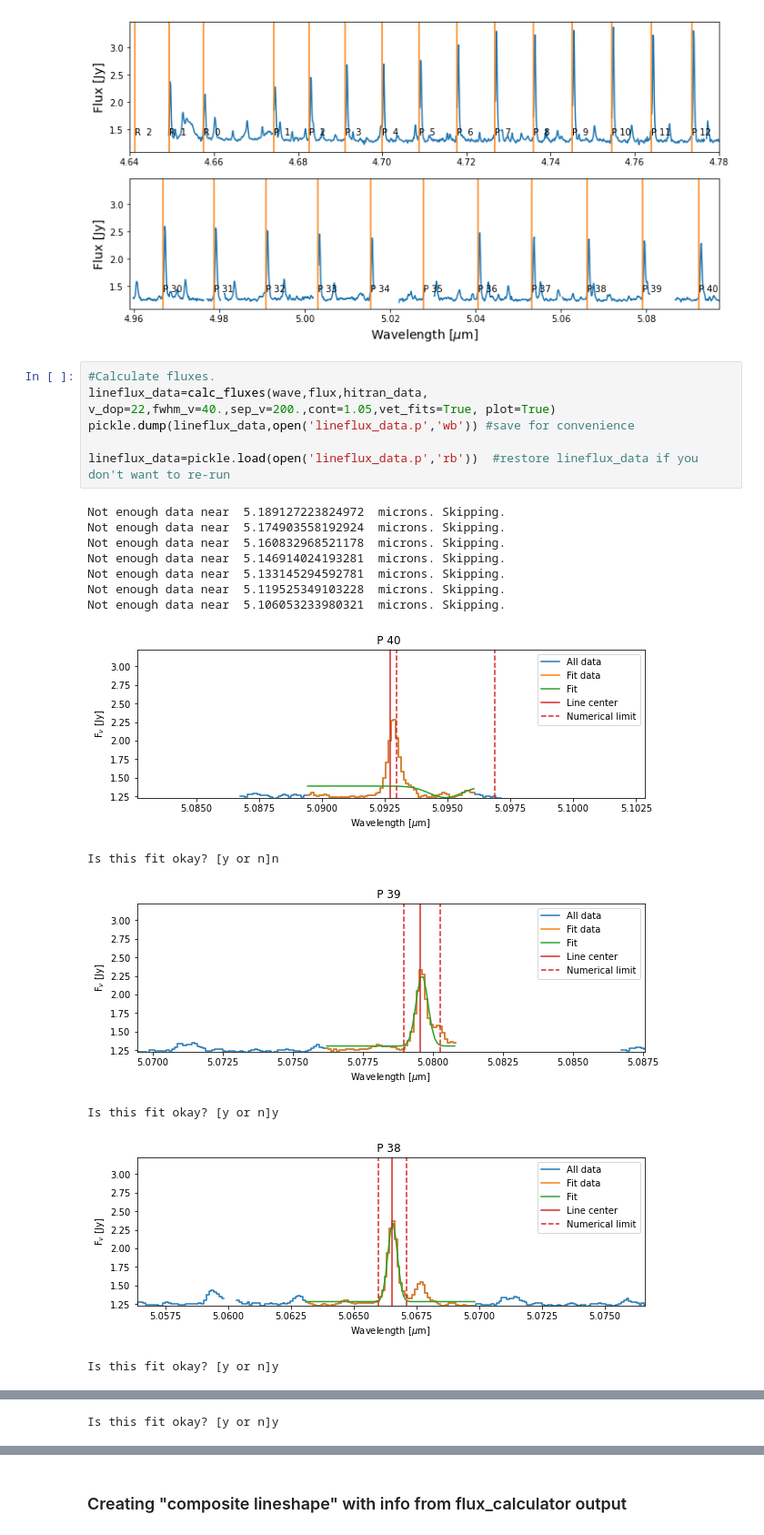
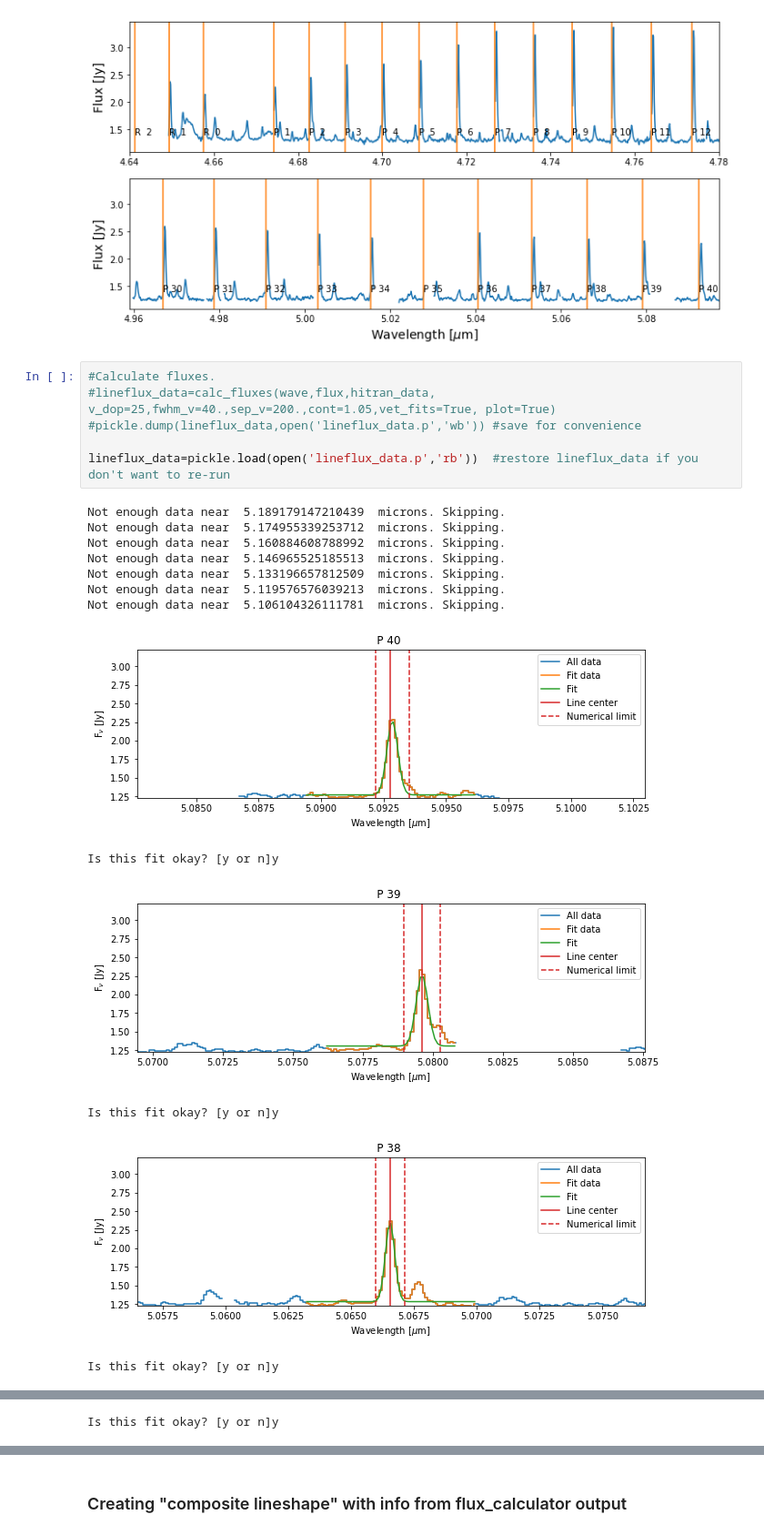
Before and after one commit to knolan9/kiranolan_thesis, a Jupyter notebook: DR Tau.ipynb, the cells around one changed output, grey strips where cells are left out. Shown: that part at 91% size. Drawn from its saved outputs; the diff is of its cells as text.

```diff
--- a/DR Tau.ipynb
+++ b/DR Tau.ipynb
@@ -67,23 +67,23 @@ Text(0, 0.5, 'Flux [Jy]')
 [figure]
 # %%
 #Calculate fluxes.
-lineflux_data=calc_fluxes(wave,flux,hitran_data, v_dop=22,fwhm_v=40.,sep_v=200.,cont=1.05,vet_fits=True, plot=True)
-pickle.dump(lineflux_data,open('lineflux_data.p','wb')) #save for convenience
+#lineflux_data=calc_fluxes(wave,flux,hitran_data, v_dop=25,fwhm_v=40.,sep_v=200.,cont=1.05,vet_fits=True, plot=True)
+#pickle.dump(lineflux_data,open('lineflux_data.p','wb')) #save for convenience
 
 lineflux_data=pickle.load(open('lineflux_data.p','rb'))  #restore lineflux_data if you don't want to re-run
 # %% [output]
-Not enough data near  5.189127223824972  microns. Skipping.
-Not enough data near  5.174903558192924  microns. Skipping.
-Not enough data near  5.160832968521178  microns. Skipping.
-Not enough data near  5.146914024193281  microns. Skipping.
-Not enough data near  5.133145294592781  microns. Skipping.
-Not enough data near  5.119525349103228  microns. Skipping.
-Not enough data near  5.106053233980321  microns. Skipping.
+Not enough data near  5.189179147210439  microns. Skipping.
+Not enough data near  5.174955339253712  microns. Skipping.
+Not enough data near  5.160884608788992  microns. Skipping.
+Not enough data near  5.146965525185513  microns. Skipping.
+Not enough data near  5.133196657812509  microns. Skipping.
+Not enough data near  5.119576576039213  microns. Skipping.
+Not enough data near  5.106104326111781  microns. Skipping.
-[figure, old version]
+[figure, new version]
-Is this fit okay? [y or n]n
+Is this fit okay? [y or n]y
 [figure]
 Is this fit okay? [y or n]y
-[figure, old version]
+[figure, new version]
 Is this fit okay? [y or n]y
 [figure]
 Is this fit okay? [y or n]y
```
Also changed, not shown: parts of 28 cells of this notebook.
